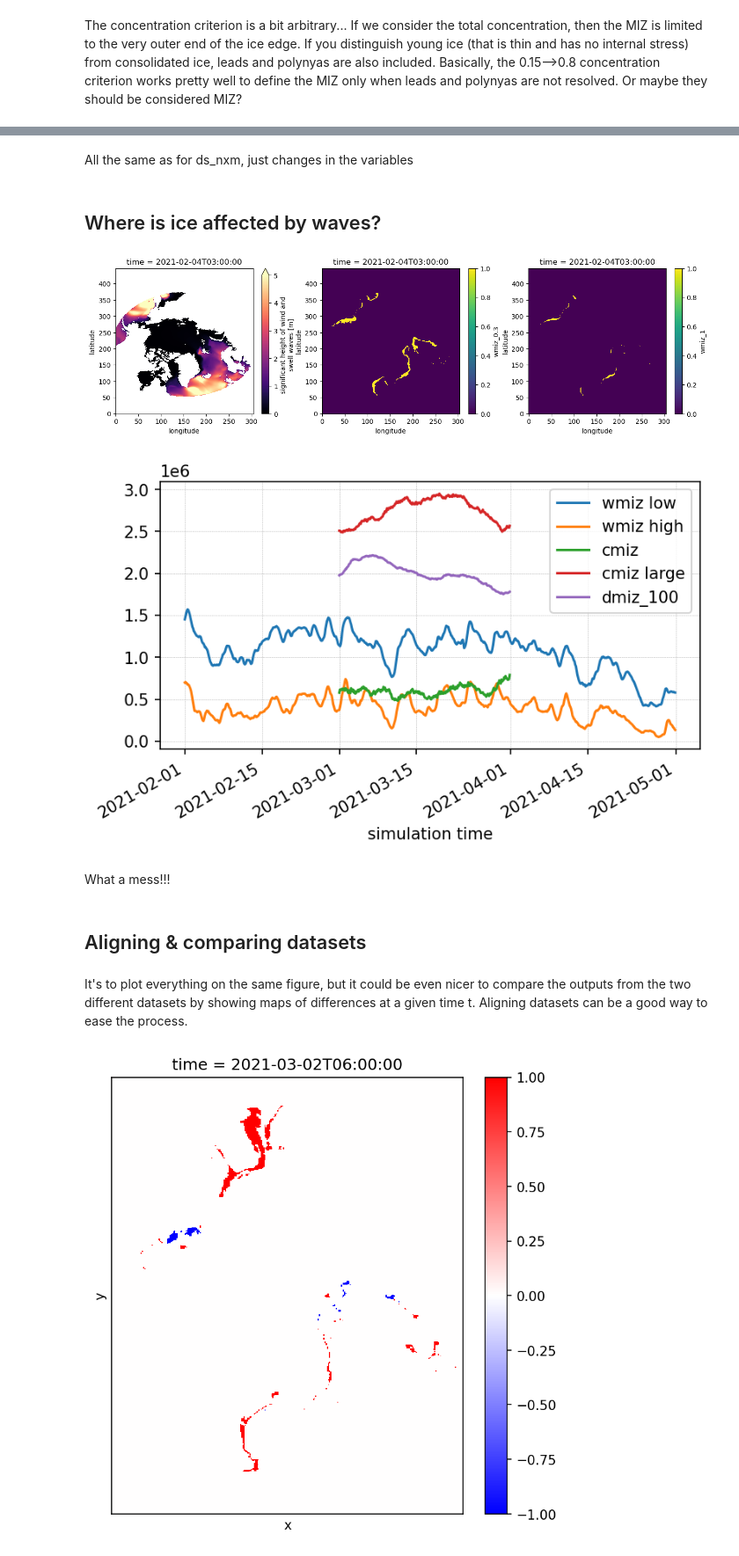
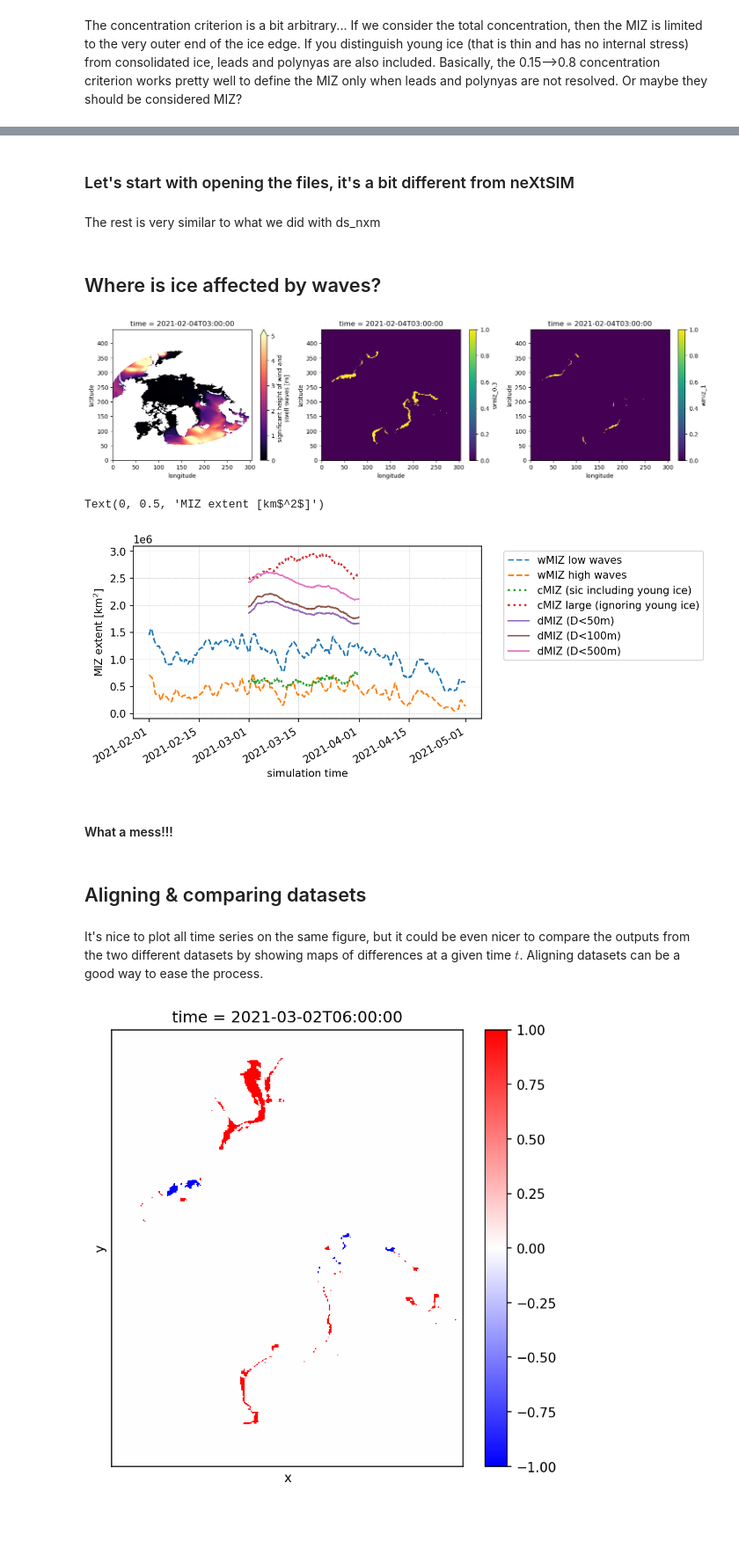
Before and after one commit to sasip-climate/notebooks-nextsim-workshop2025, a Jupyter notebook: tutorial_ww3-nextsim.ipynb, the cells around one changed output, grey strips where cells are left out. Shown at 88% size. Saved outputs shown, nothing was run; the diff lists cells and outputs as text; code cells hidden in the pictures; blank space fills up the shorter version.

```diff
--- a/tutorial_ww3-nextsim.ipynb
+++ b/tutorial_ww3-nextsim.ipynb
@@ -316,3 +368,5 @@ Unsurprisingly, they contain information about waves, like significant wave heig
+# %% [markdown]
+### Let's start with opening the files, it's a bit different from neXtSIM
 # %%
 ### Examples of simple openings
 if 0 :
@@ -355,25 +409,25 @@ ds_ww3= xr.open_mfdataset(ww3_files, drop_variables=["longitude","latitude"])
 #### The grid is technically the same, but the dataset uses different dimensions, so a solution can just be to define a new DataArray
 grid_area_ww3_da = xr.DataArray(grid_area, coords={"latitude": ds_ww3.latitude, "longitude": ds_ww3.longitude}, dims=("latitude", "longitude"))
 # %% [markdown]
-All the same as for ds_nxm, just changes in the variables
+The rest is very similar to what we did with ds_nxm
 # %% [markdown]
 ## Where is ice affected by waves?
 # %%
-fig = plt.figure(figsize=(16,4))
+fig = plt.figure(figsize=(18,4))
 
 tt=25
 
 ax = fig.add_subplot(131)
 ## Plot a quick snapshot
 ds_ww3['hs'].isel(time=tt).plot(cmap="magma",vmin=0,vmax=5)
 
 hs_threshold_list = [0.3 , 1]
 for ii, hs_threshold in enumerate(hs_threshold_list) :
     ds_ww3[f"wmiz_{hs_threshold}"] = xr.where( (ds_ww3['hs']>hs_threshold)  & (ds_ww3['ice']>0.15), 1,0 )
     ax = fig.add_subplot(1,3,ii+2)
     ds_ww3[f"wmiz_{hs_threshold}"].isel(time=tt).plot()
 # %% [output]
-[figure, old version]
+[figure, new version]
 # %%
 ### And we can also compute the timeseries, as we had done for cMIZ and dMIZ-
 wmiz_low_area_sum = (ds_ww3["wmiz_0.3"]*grid_area_ww3_da).sum(dim=("latitude", "longitude"))
@@ -382,23 +436,29 @@ wmiz_high_area_sum = (ds_ww3["wmiz_1"]*grid_area_ww3_da).sum(dim=("latitude", "l
 #wmiz_area_sum = (ds_ww3["wmiz_1"]*grid_area_ww3_da).sum(dim=("latitude", "longitude"))
 
 fig = plt.figure(figsize=(6,3),dpi=150)
-wmiz_low_area_sum.plot(label="wmiz low")
-wmiz_high_area_sum.plot(label="wmiz high")
+wmiz_low_area_sum.plot(label="wMIZ low waves",ls="--")
+wmiz_high_area_sum.plot(label="wMIZ high waves",ls="--")
 
-cmiz_area_sum.plot(label="cmiz")
-cmiz_large_area_sum.plot(label="cmiz large")
+cmiz_area_sum.plot(label="cMIZ (sic including young ice)",ls=":",lw=2)
+cmiz_large_area_sum.plot(label="cMIZ large (ignoring young ice)",ls=":",lw=2)
 
-dmiz_100_area_sum.plot(label="dmiz_100")
+dmiz_50_area_sum.plot(label="dMIZ (D<50m)")
+dmiz_100_area_sum.plot(label="dMIZ (D<100m)")
+dmiz_500_area_sum.plot(label="dMIZ (D<500m)")
 
 format_timeseries()
+### better to move the legend
+plt.legend(loc='upper left', bbox_to_anchor=(1.05, 1))
+plt.ylabel(r"MIZ extent [km$^2$]")
 # %% [output]
+Text(0, 0.5, 'MIZ extent [km$^2$]')
-[figure, old version]
+[figure, new version]
 # %% [markdown]
-What a mess!!!
+#### What a mess!!!
 # %% [markdown]
 ## Aligning & comparing datasets
 # %% [markdown]
-It's to plot everything on the same figure, but it could be even nicer to compare the outputs from the two different datasets by showing maps of differences at a given time t. Aligning datasets can be a good way to ease the process.
+It's nice to plot all time series on the same figure, but it could be even nicer to compare the outputs from the two different datasets by showing maps of differences at a given time $t$. Aligning datasets can be a good way to ease the process.
 # %%
 ### Rename spatial dimensions to match
 ds_ww3_renamed = ds_ww3.rename({'longitude': 'x', 'latitude': 'y'})
```
Also changed, not shown: parts of 21 cells of this notebook, 2 other files.
